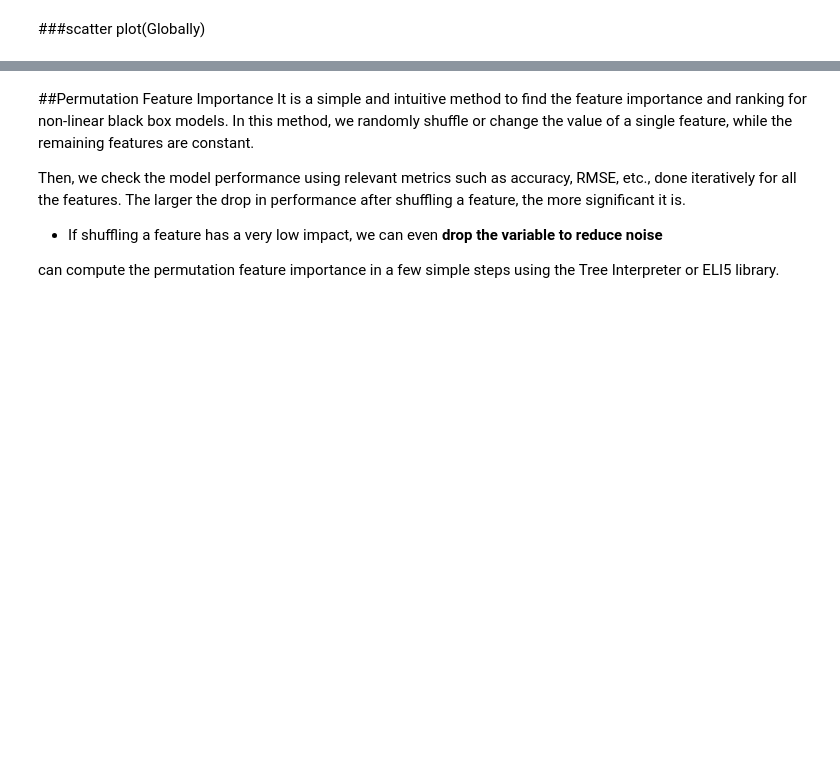
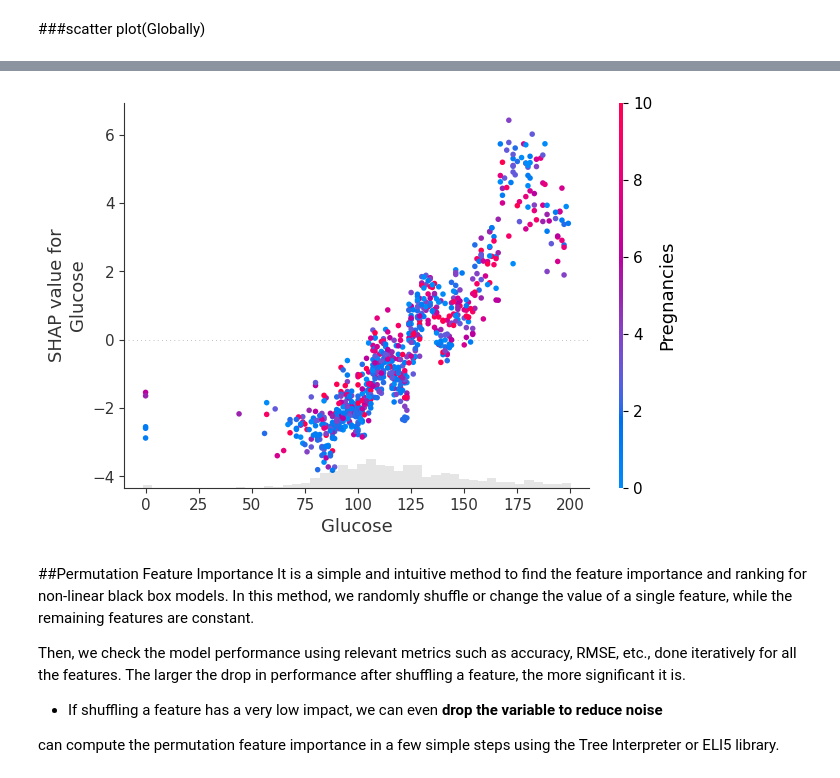
Before and after one commit to Piyumi22/XAI, a Jupyter notebook: SHAP_example_model.ipynb, the cells around one changed output, grey strips where cells are left out. Cells and saved outputs as stored; diff of their text form; code cells hidden in the pictures; blank space fills up the shorter version.

```diff
--- a/SHAP_example_model.ipynb
+++ b/SHAP_example_model.ipynb
@@ -134,6 +134,11 @@ explainer = shap.TreeExplainer(model)
 # SHAP values explain the contribution of each feature to the model's predictions.
 # Here, `X` is the input dataset (can be training or test data).
 shap_values = explainer.shap_values(X)
+
+
+# explain the GAM model with SHAP
+explainer1 = shap.Explainer(model, X)
+shap_values1 = explainer(X)
 # %% [markdown]
 ##1. Summary Plot
 The summary plot provides a global overview of feature importance and how they impact the model's predictions. It shows both the magnitude and direction of the SHAP values for all features across the dataset.
@@ -422,3 +427,7 @@ shap.plots.scatter(shap_values_xgb[:,"Glucose"], color=shap_values_xgb)
+# %%
+shap.plots.scatter(shap_values1[:,"Glucose"], color=shap_values1)
+# %% [output]
+[figure, added]
 # %% [markdown]
 ##Permutation Feature Importance
 It is a simple and intuitive method to find the feature importance and ranking for non-linear black box models. In this method, we randomly shuffle or change the value of a single feature, while the remaining features are constant.
```
Also changed, not shown: parts of 4 cells of this notebook.
